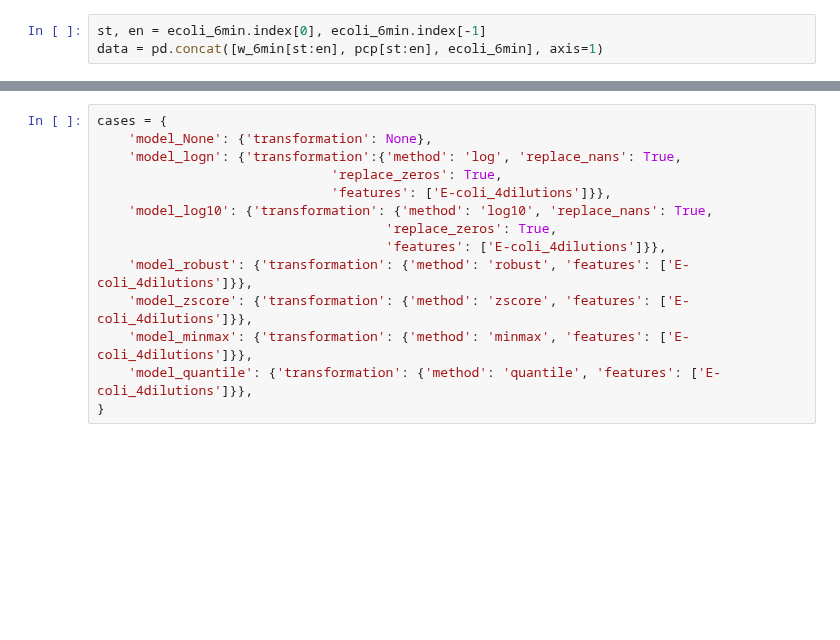
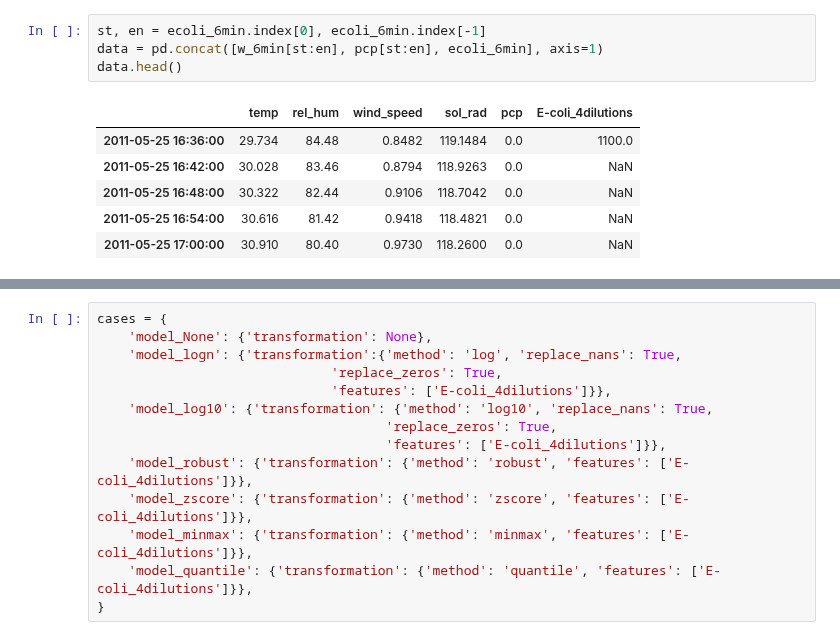
Before and after one commit to AtrCheema/AI4Water, a Jupyter notebook: examples/paper_figs/ecoli_modeling_with_transformations.ipynb, the cells around one changed output, grey strips where cells are left out. Saved outputs shown, nothing was run; the diff lists cells and outputs as text; blank space fills up the shorter version.

```diff
--- a/examples/paper_figs/ecoli_modeling_with_transformations.ipynb
+++ b/examples/paper_figs/ecoli_modeling_with_transformations.ipynb
@@ -39,3 +130,11 @@ w_6min = Resampler(w,
 # %%
 st, en = ecoli_6min.index[0], ecoli_6min.index[-1]
 data = pd.concat([w_6min[st:en], pcp[st:en], ecoli_6min], axis=1)
+data.head()
+# %% [output]
+|  | temp | rel_hum | wind_speed | sol_rad | pcp | E-coli_4dilutions |
+| 2011-05-25 16:36:00 | 29.734 | 84.48 | 0.8482 | 119.1484 | 0.0 | 1100.0 |
+| 2011-05-25 16:42:00 | 30.028 | 83.46 | 0.8794 | 118.9263 | 0.0 | NaN |
+| 2011-05-25 16:48:00 | 30.322 | 82.44 | 0.9106 | 118.7042 | 0.0 | NaN |
+| 2011-05-25 16:54:00 | 30.616 | 81.42 | 0.9418 | 118.4821 | 0.0 | NaN |
+| 2011-05-25 17:00:00 | 30.910 | 80.40 | 0.9730 | 118.2600 | 0.0 | NaN |
```
Also changed, not shown: parts of 31 cells of this notebook.
